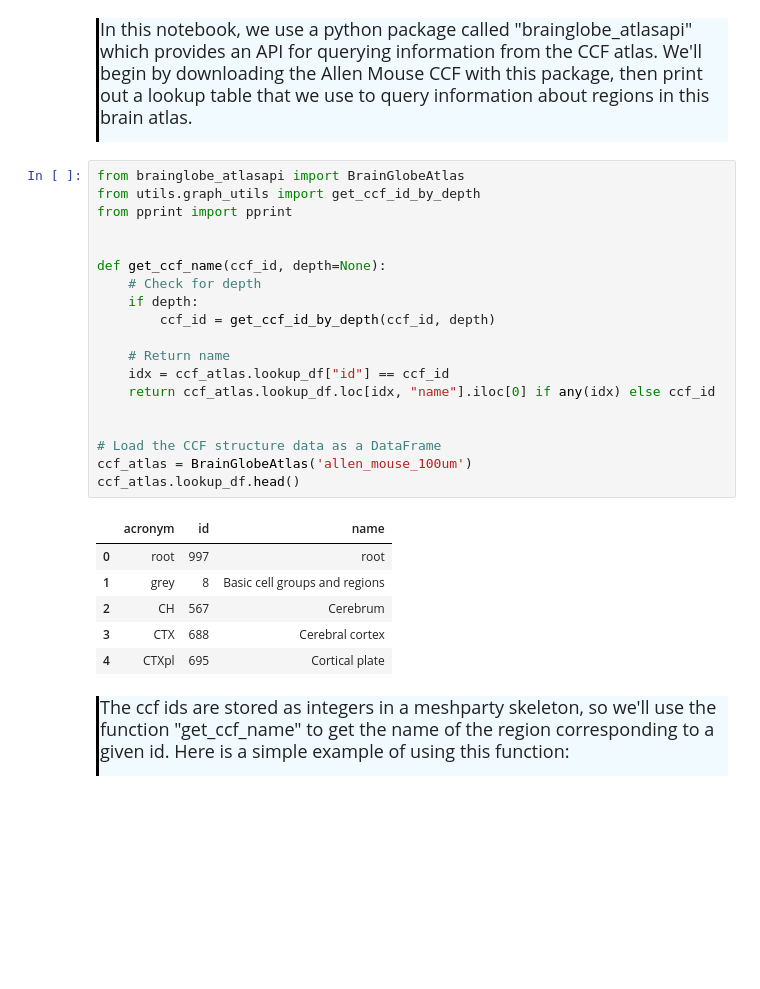
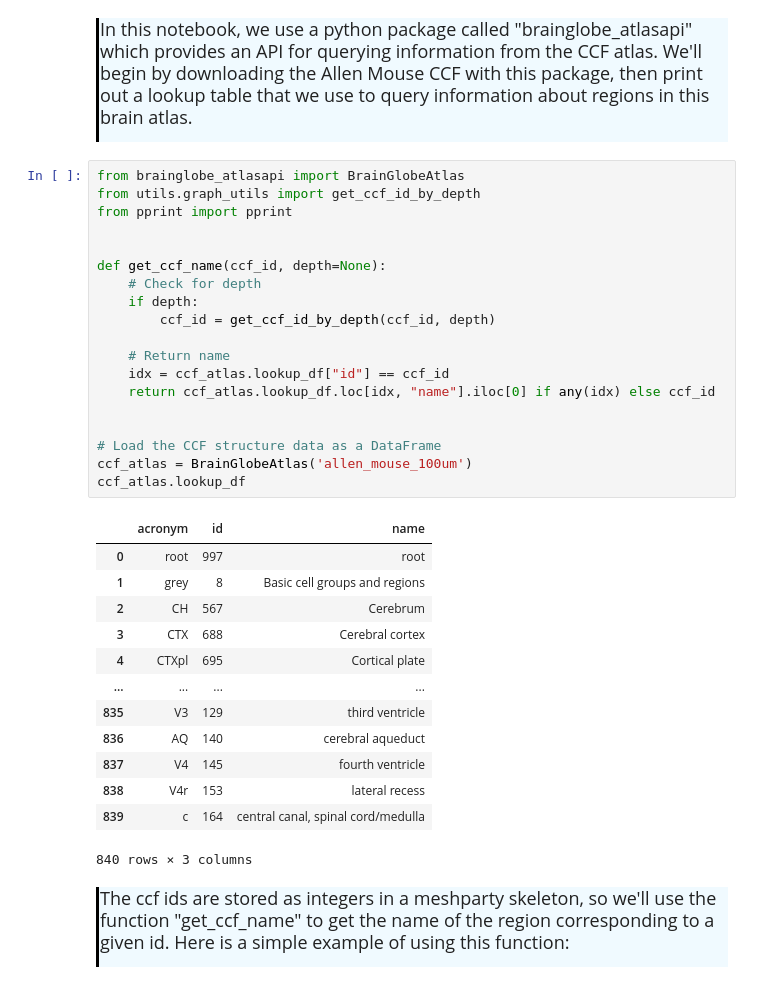
Before and after one commit to JEElsner/SWDB_2024_Anatomy, a Jupyter notebook: code/Notebook 2 - LM Connectivity.ipynb, the cells around one changed output. Cells and saved outputs as stored; diff of their text form; blank space fills up the shorter version.

```diff
--- a/code/Notebook 2 - LM Connectivity.ipynb
+++ b/code/Notebook 2 - LM Connectivity.ipynb
@@ -40,29 +39,36 @@
 # %%
 from brainglobe_atlasapi import BrainGlobeAtlas
 from utils.graph_utils import get_ccf_id_by_depth
 from pprint import pprint
 
 
 def get_ccf_name(ccf_id, depth=None):
     # Check for depth
     if depth:
         ccf_id = get_ccf_id_by_depth(ccf_id, depth)
 
     # Return name
     idx = ccf_atlas.lookup_df["id"] == ccf_id
     return ccf_atlas.lookup_df.loc[idx, "name"].iloc[0] if any(idx) else ccf_id
 
 
 # Load the CCF structure data as a DataFrame
 ccf_atlas = BrainGlobeAtlas('allen_mouse_100um')
-ccf_atlas.lookup_df.head()
+ccf_atlas.lookup_df
 # %% [output]
 |  | acronym | id | name |
 | 0 | root | 997 | root |
 | 1 | grey | 8 | Basic cell groups and regions |
 | 2 | CH | 567 | Cerebrum |
 | 3 | CTX | 688 | Cerebral cortex |
 | 4 | CTXpl | 695 | Cortical plate |
+| ... | ... | ... | ... |
+| 835 | V3 | 129 | third ventricle |
+| 836 | AQ | 140 | cerebral aqueduct |
+| 837 | V4 | 145 | fourth ventricle |
+| 838 | V4r | 153 | lateral recess |
+| 839 | c | 164 | central canal, spinal cord/medulla |
+840 rows × 3 columns
 # %% [markdown]
 <div style="border-left: 3px solid #000; padding: 1px; padding-left: 10px; background: #F0FAFF; ">
 
```
Also changed, not shown: parts of 10 cells of this notebook, 1 other file.
